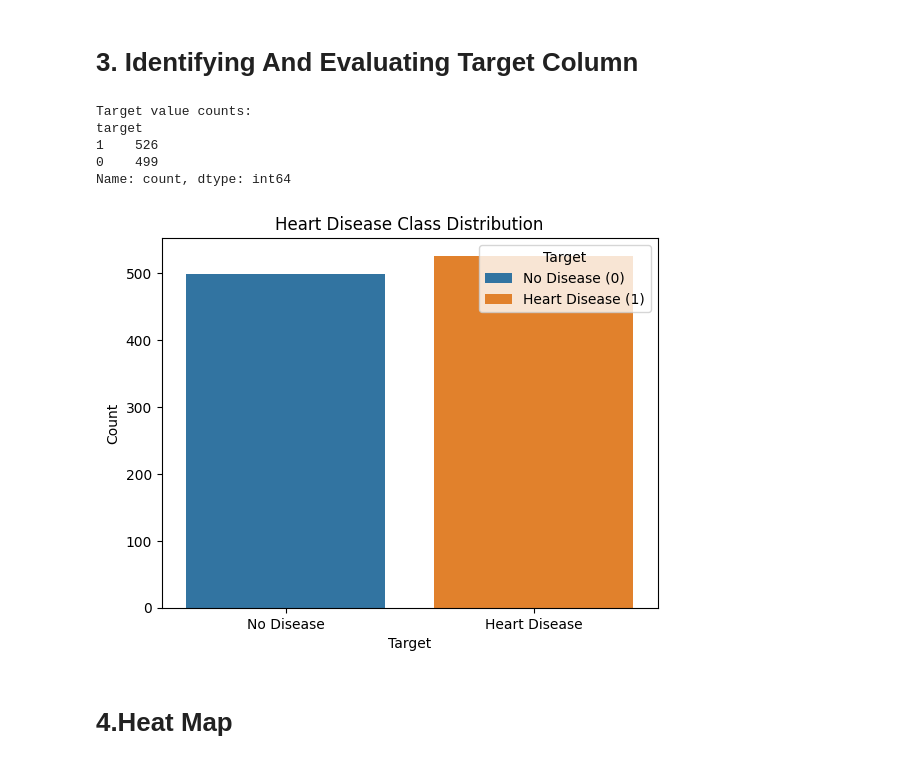
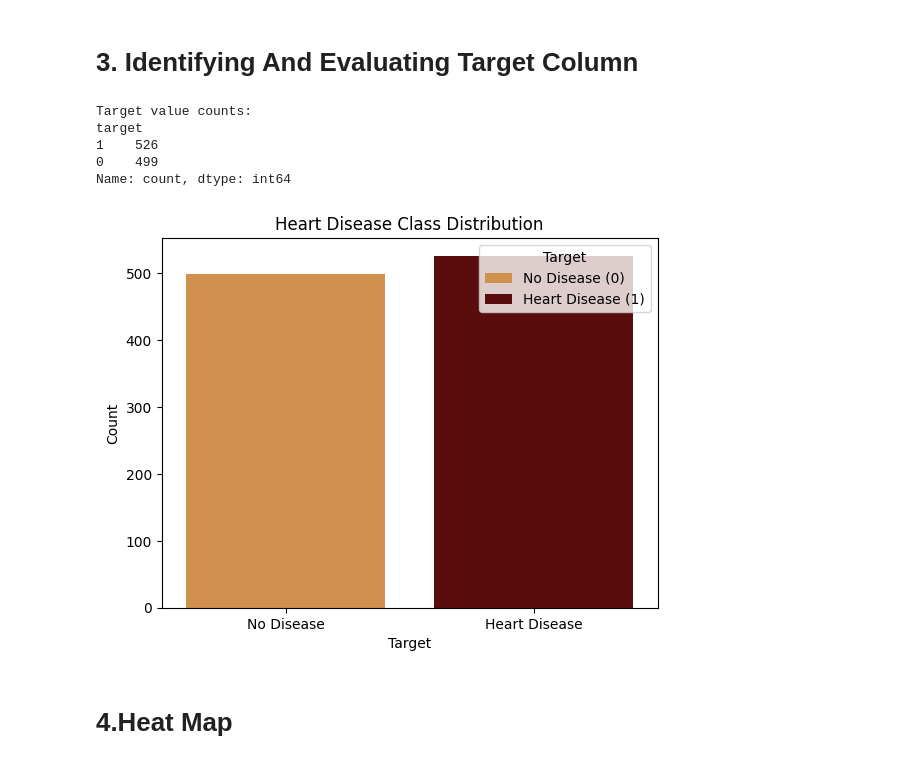
Before and after one commit to MartinKyng/Healthcare, a Jupyter notebook: main.ipynb, the cells around one changed output. Cells and saved outputs as stored; diff of their text form; code cells hidden in the pictures.

Commit message:
made some tweaks to the visualisations and added outlier handling

```diff
--- a/main.ipynb
+++ b/main.ipynb
@@ -6,27 +6,34 @@ from pathlib import Path
 import pandas as pd
 import numpy as np
 import matplotlib.pyplot as plt
+from pyparsing import col
 import seaborn as sns
-from tkinter import N
 import joblib
-
 
 from scipy.stats import norm
 from sklearn.model_selection import train_test_split
 from sklearn.model_selection import GridSearchCV
 from sklearn.pipeline import Pipeline
 
+#  Scale Insensitive Models
 from sklearn.ensemble import RandomForestClassifier
 from sklearn.naive_bayes import GaussianNB
 from sklearn.ensemble import GradientBoostingClassifier
 from sklearn.ensemble import HistGradientBoostingClassifier
 
+# Scale Sensitive Models
 from sklearn.preprocessing import StandardScaler
 from sklearn.neighbors import KNeighborsClassifier
 from sklearn.linear_model import LogisticRegression
-from sklearn.svm import SVC
+
+
 from sklearn.metrics import accuracy_score, roc_auc_score, classification_report, confusion_matrix, roc_curve, auc, recall_score, precision_score, f1_score
-from sklearn.utils import resample
+# from sklearn.utils import resample
+
+# Colour Pallette for plots
+color_list = ['#660000','#e69138','#990000','#f6b26b','#ead1dc']
+color_list2 = ['#660000','#e69138','#990000','#f6b26b']
+color = ['#e69138','#660000']
 # %% [markdown]
 # 1. Load Dataset
 # %%
@@ -129,24 +135,24 @@ memory usage: 112.2 KB
 # %%
 # Identified our target column as "target"
 
 print("\nTarget value counts:")
 print(df["target"].value_counts(dropna=False))
-sns.countplot(x="target", data=df, hue = 'target')
+sns.countplot(x="target", data=df, hue = 'target', palette = color)
 plt.title('Heart Disease Class Distribution')
 plt.xticks(ticks=[0, 1], labels=['No Disease', 'Heart Disease'])
 plt.legend(title='Target', labels=['No Disease (0)', 'Heart Disease (1)'])
 plt.xlabel('Target')
 plt.ylabel('Count')
 plt.savefig(out_dir / "Heart Disesase dist.png", bbox_inches='tight')
 # plt.close()
 plt.show()
 # %% [output]
 Target value counts:
 target
 1    526
 0    499
 Name: count, dtype: int64
-[figure, old version]
+[figure, new version]
 # %% [markdown]
 # 4.Heat Map
 # %%
```
Also changed, not shown: parts of 34 cells of this notebook, 44 other files.
